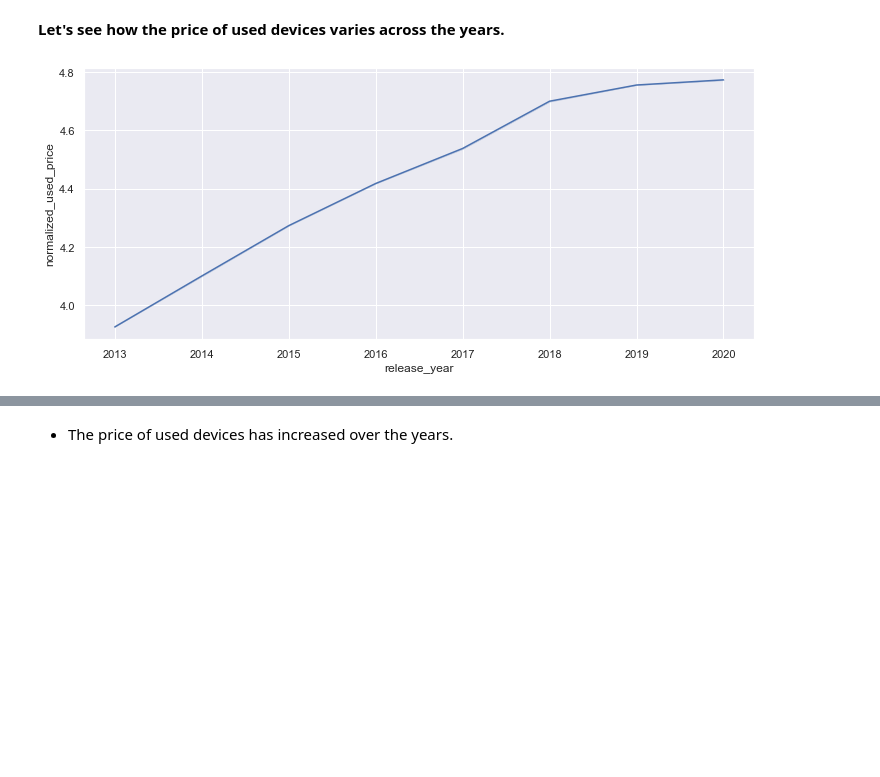
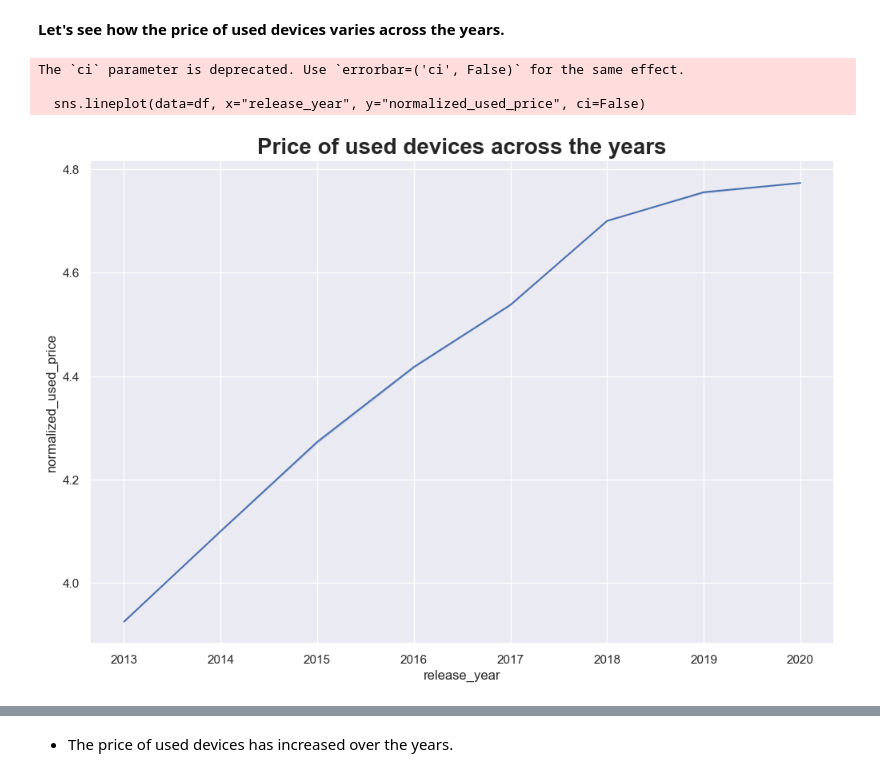
Before and after one commit to ArthurXia1031/Data_Science_Project, a Jupyter notebook: machine_learning/Recell/Recell_Linear_Regression.ipynb, the cells around one changed output, grey strips where cells are left out. Cells and saved outputs as stored; diff of their text form; code cells hidden in the pictures; blank space fills up the shorter version.

```diff
--- a/machine_learning/Recell/Recell_Linear_Regression.ipynb
+++ b/machine_learning/Recell/Recell_Linear_Regression.ipynb
@@ -523,8 +520,15 @@ labeled_barplot(df_main_camera, "brand_name", n=10)
 # %% [markdown]
 **Let's see how the price of used devices varies across the years.**
 # %%
-plt.figure(figsize=(12, 5))
+plt.figure(figsize=(12, 8), dpi=100)
+
 sns.lineplot(data=df, x="release_year", y="normalized_used_price", ci=False)
+
+plt.title("Price of used devices across the years", fontsize=20, weight='bold')
+
 plt.show()
 # %% [output]
+The `ci` parameter is deprecated. Use `errorbar=('ci', False)` for the same effect.
+
+  sns.lineplot(data=df, x="release_year", y="normalized_used_price", ci=False)
-[figure, old version]
+[figure, new version]
```
Also changed, not shown: parts of 69 cells of this notebook.
